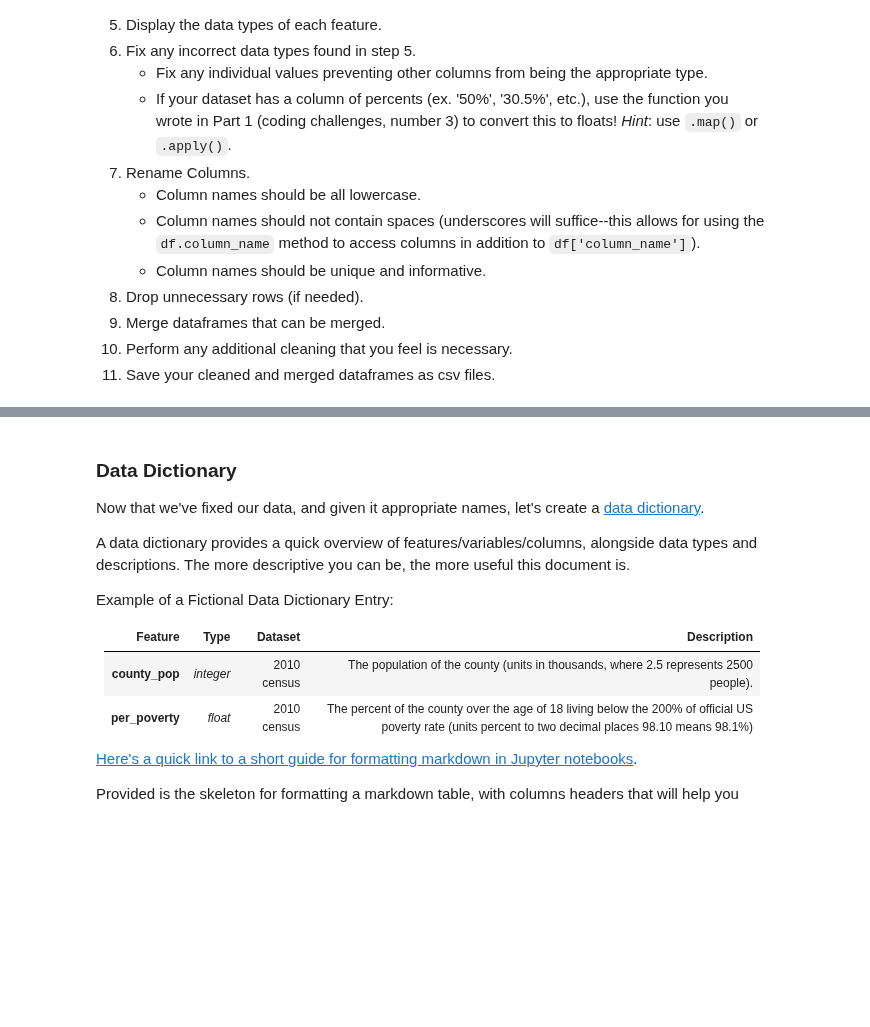
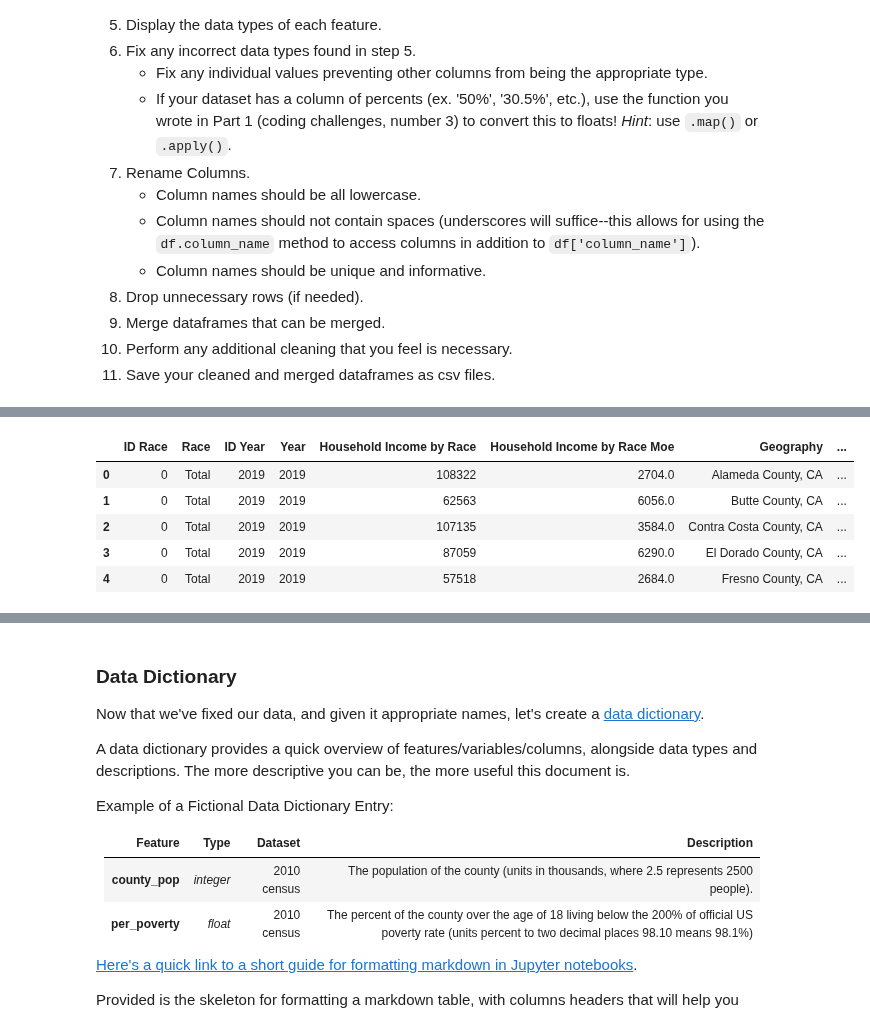
Before and after one commit to pezpet/general-assembly, a Jupyter notebook: labs/project-1-master/code/starter-code.ipynb, the cells around one changed output, grey strips where cells are left out. Drawn from its saved outputs; the diff is of its cells as text; code cells hidden in the pictures; blank space fills up the shorter version.

Commit message:
New Problem, added external data, almost done cleaning

```diff
--- a/labs/project-1-master/code/starter-code.ipynb
+++ b/labs/project-1-master/code/starter-code.ipynb
@@ -395,0 +209,10 @@ ca_act.head()
+# %%
+income_by_county = pd.read_csv('../data/income_by_location.csv')
+income_by_county.head()
+# %% [output]
+|  | ID Race | Race | ID Year | Year | Household Income by Race | Household Income by Race Moe | Geography | ... |
+| 0 | 0 | Total | 2019 | 2019 | 108322 | 2704.0 | Alameda County, CA | ... |
+| 1 | 0 | Total | 2019 | 2019 | 62563 | 6056.0 | Butte County, CA | ... |
+| 2 | 0 | Total | 2019 | 2019 | 107135 | 3584.0 | Contra Costa County, CA | ... |
+| 3 | 0 | Total | 2019 | 2019 | 87059 | 6290.0 | El Dorado County, CA | ... |
+| 4 | 0 | Total | 2019 | 2019 | 57518 | 2684.0 | Fresno County, CA | ... |
```
Also changed, not shown: parts of 74 cells of this notebook, 1 other file.
